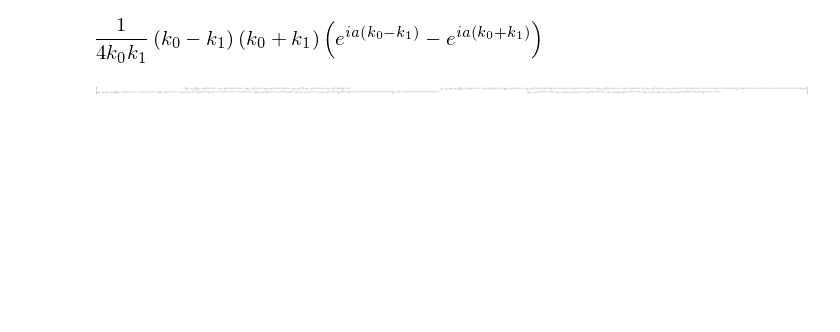
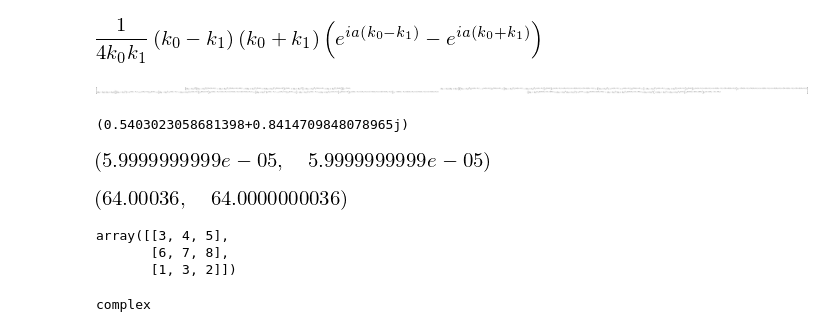
Before and after one commit to jvines/Tarea2Vibra, a Jupyter notebook: Tarea2Vibra.ipynb, the cells around one changed output. Saved outputs shown, nothing was run; the diff lists cells and outputs as text; code cells hidden in the pictures; blank space fills up the shorter version.

```diff
--- a/Tarea2Vibra.ipynb
+++ b/Tarea2Vibra.ipynb
@@ -45,3 +45,21 @@ Current = Tfinal_s2*16*k0**2*k1**2
 Current
 # %% [output]
 [figure]
+# %%
+ma.exp(1j)
+# %% [output]
+(0.5403023058681398+0.8414709848078965j)
+# %%
+k0 = 2; k1 = 1; a = 0.00001
+# %%
+res1 = 2*(k0**2-k1**2)*ma.sin(a*k1)
+res2 = abs(ma.exp(1j*a*k0)*(k0**2-k1**2)*-2*1j*ma.sin(a*k1))
+res1.real, (res2)
+# %% [output]
+[figure, added]
+# %%
+res3 = (k0+k1)**4+(k0-k1)**4+(2*(k0**2-k1**2)**2)*(2*ma.sin(a*k1)-1)
+res4 = ma.exp(1j*a*k0)*(((k0+k1)**2)*ma.exp(-1j*a*k1)-((k0-k1)**2)*ma.exp(1j*a*k1))
+res3.real, ma.polar(res4)[0]**2
+# %% [output]
+[figure, added]
@@ -47,0 +69,10 @@ Current
+# %%
+np.matmul(arr,arr2)
+# %% [output]
+array([[3, 4, 5],
+       [6, 7, 8],
+       [1, 3, 2]])
+# %%
+type(1j)
+# %% [output]
+complex
```
Also changed, not shown: parts of 6 cells of this notebook.
